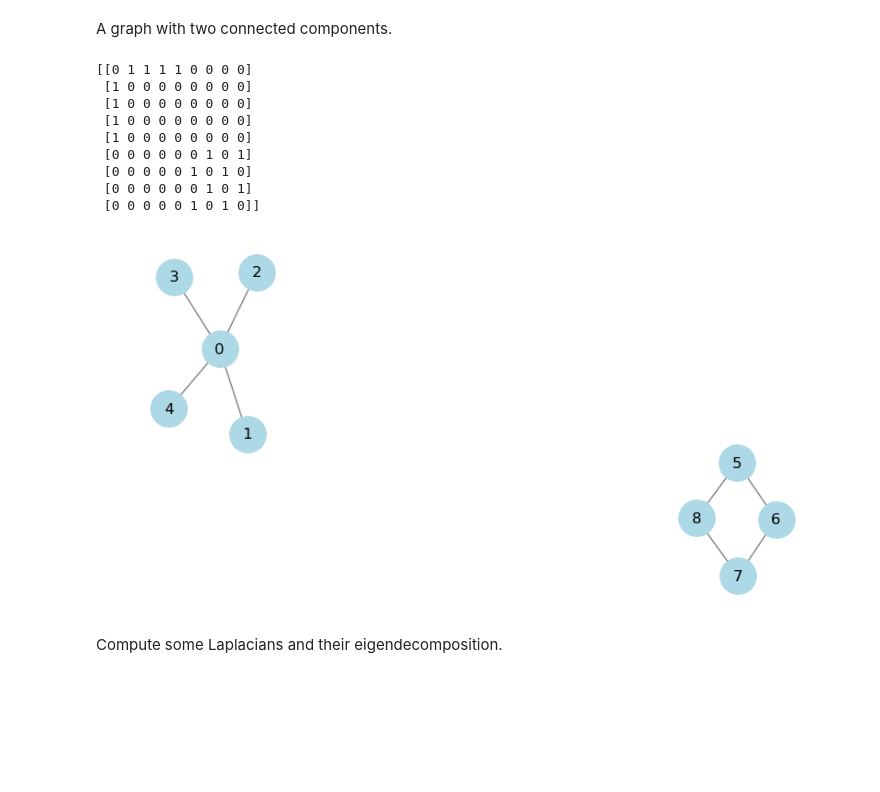
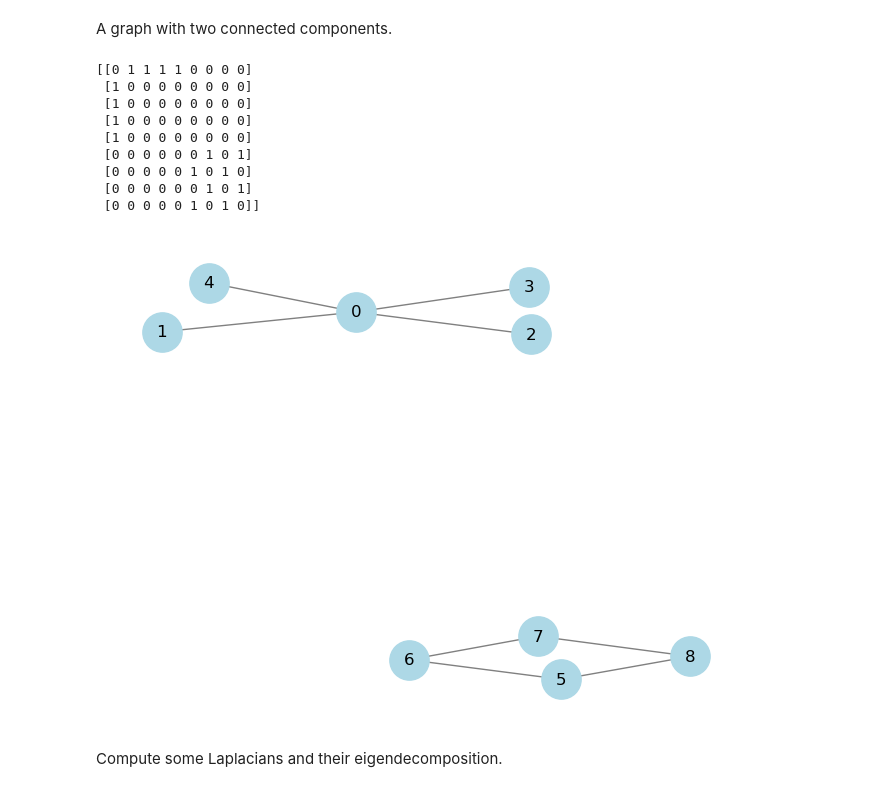
Before and after one commit to javi-pena/LinearAlgebra, a Jupyter notebook: Allderdice.ipynb, the cells around one changed output. Drawn from its saved outputs; the diff is of its cells as text; code cells hidden in the pictures; blank space fills up the shorter version.

```diff
--- a/Allderdice.ipynb
+++ b/Allderdice.ipynb
@@ -213,23 +192,22 @@ A graph with two connected components.
 # %%
 from scipy.linalg import block_diag
 two_comp = block_diag(adj_star,adj_cycle)
 print(two_comp)
 G = nx.from_numpy_array(two_comp)
 pos = nx.spring_layout(G)  # Layout for visualization
-plt.figure(figsize=(8,4))
 nx.draw(G, pos, with_labels=True, node_color='lightblue', edge_color='gray', node_size=800)
 plt.show()
 # %% [output]
 [[0 1 1 1 1 0 0 0 0]
  [1 0 0 0 0 0 0 0 0]
  [1 0 0 0 0 0 0 0 0]
  [1 0 0 0 0 0 0 0 0]
  [1 0 0 0 0 0 0 0 0]
  [0 0 0 0 0 0 1 0 1]
  [0 0 0 0 0 1 0 1 0]
  [0 0 0 0 0 0 1 0 1]
  [0 0 0 0 0 1 0 1 0]]
-[figure, old version]
+[figure, new version]
 # %% [markdown]
 Compute some Laplacians and their eigendecomposition.
 # %%
```
Also changed, not shown: parts of 22 cells of this notebook, 1 other file.
